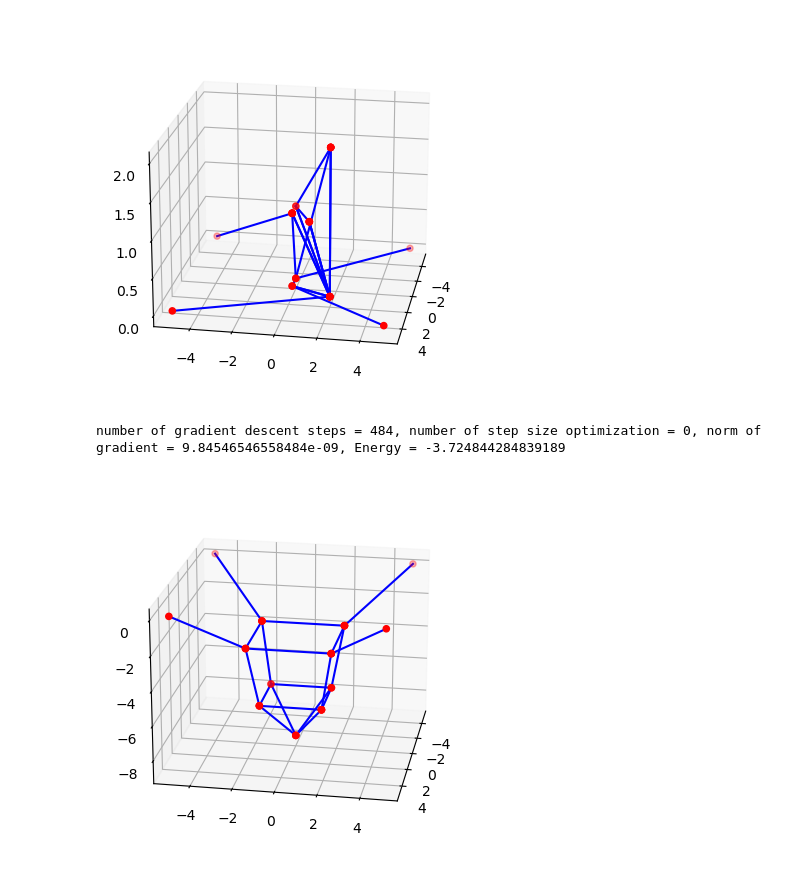
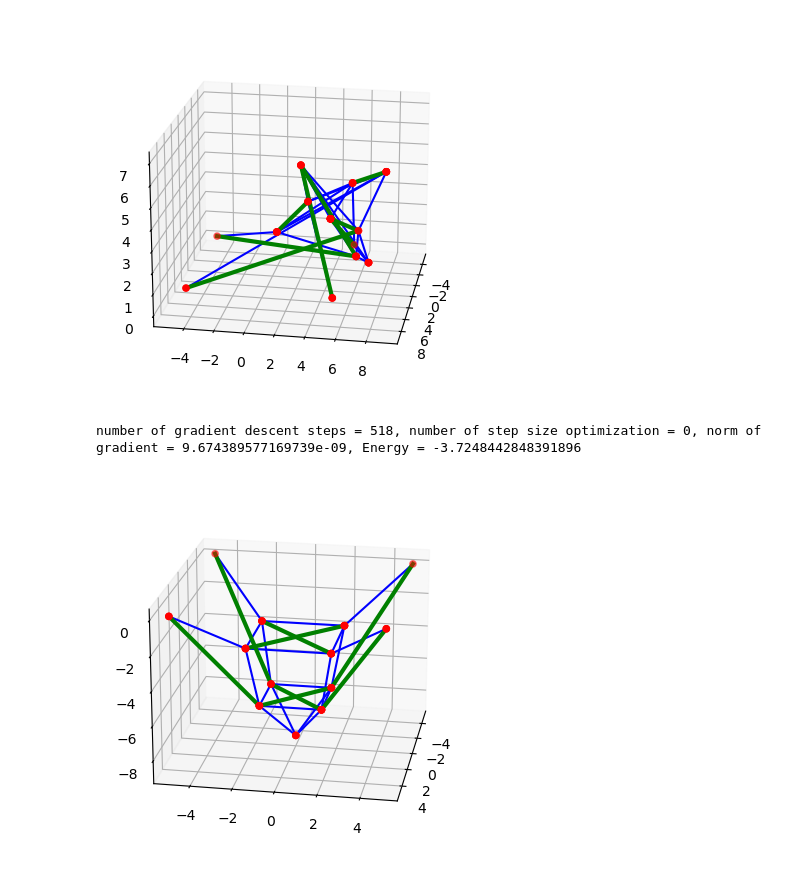
Before and after one commit to markus0800/Project_TMA4180, a Jupyter notebook: project.ipynb, the cells around one changed output. Saved outputs shown, nothing was run; the diff lists cells and outputs as text; code cells hidden in the pictures.

```diff
--- a/project.ipynb
+++ b/project.ipynb
@@ -391,35 +390,39 @@ number of BFGS steps = 29, number of step size optimization = 128, norm of gradi
 # %%
 N = 13
 X = np.zeros((3,N))
 A = np.zeros((N,N))
+B = np.zeros((N,N))
 a = 5
 X[:,0] = [a,a,0]
 X[:,1] = [-a,a,0]
 X[:,2] = [-a,-a,0]
 X[:,3] = [a,-a,0]
-X[:,4:] = np.random.randint(3, size = np.shape(X[:,4:]))
+X[:,4:] = np.random.randint(10, size = np.shape(X[:,4:]))
 #X[:,12] = [0,0,-10]
 edges = np.array([[1,5], [2,6], [3,7],[0,4], [4,5], [5,6], [6,7], [4,7], [4,8], [5,9], [6,10], [7,11], [4,8], [8,9],[9,10],[10,11],[11,8], [8,12], [9,12], [10,12], [11,12] ])
+bar_edges = np.array([[0,8], [1,9], [2,10], [3,11], [4,6], [5,7], [8, 10], [9,11]])
 create_edge(A, edges[:,0], edges[:,1])
-B = np.zeros_like(A)
+create_edge(B, bar_edges[:,0], bar_edges[:,1])
 L = 3*np.ones_like(A)
 fixed_points = [0,1,2,3]
 
 plt.figure()
 ax0 = plt.axes(projection = '3d')
 plot_cable_net(X, A, ax0)
+plot_bar_net(X, B, ax0)
 ax0.view_init(20,10)
 # %% [output]
-[figure, old version]
+[figure, new version]
 # %%
 plt.figure()
 ax1 = plt.axes(projection = '3d')
 X_const_step = gradient_descent(E, gradient_E, np.copy(X), A, B, L, fixed_points, mg = 1/6, pg = 0, k = 3, c = 0, tol = 1e-8)
 plot_cable_net(X_const_step,A, ax1)
+plot_bar_net(X_const_step, B, ax1)
 ax1.view_init(20,10)
 # %% [output]
-number of gradient descent steps = 484, number of step size optimization = 0, norm of gradient = 9.84546546558484e-09, Energy = -3.724844284839189
+number of gradient descent steps = 518, number of step size optimization = 0, norm of gradient = 9.674389577169739e-09, Energy = -3.7248442848391896
-[figure, old version]
+[figure, new version]
 # %%
 plt.figure()
 ax2 = plt.axes(projection = '3d')
```
Also changed, not shown: parts of 8 cells of this notebook.
